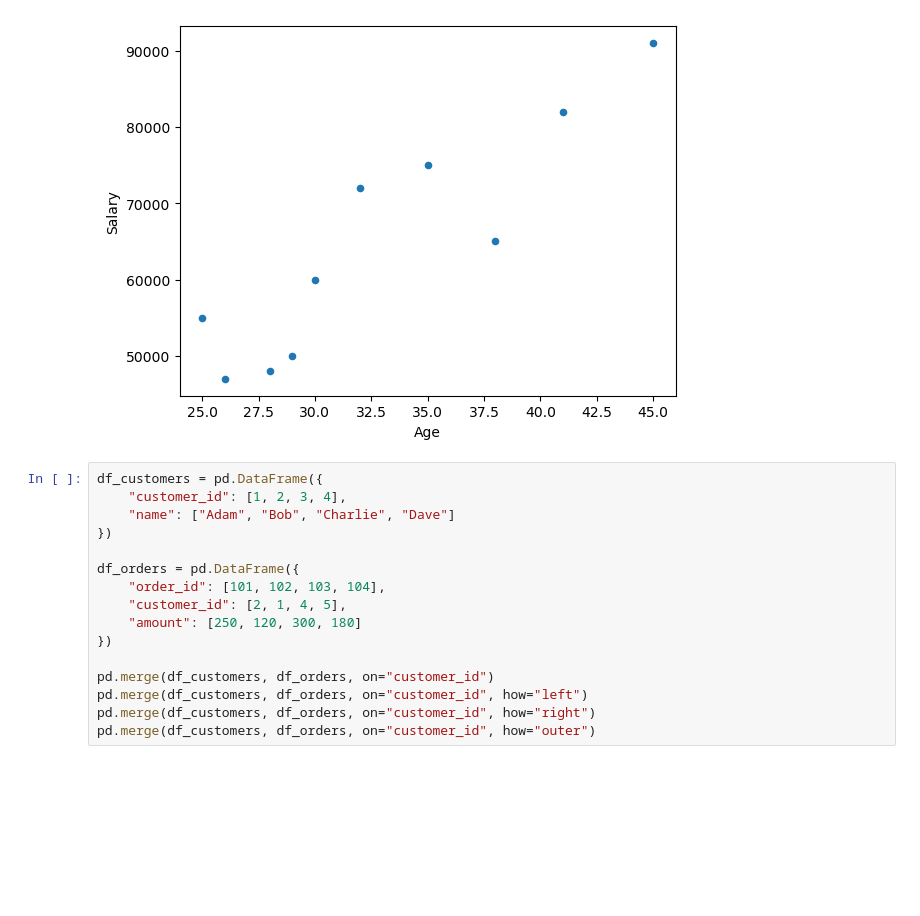
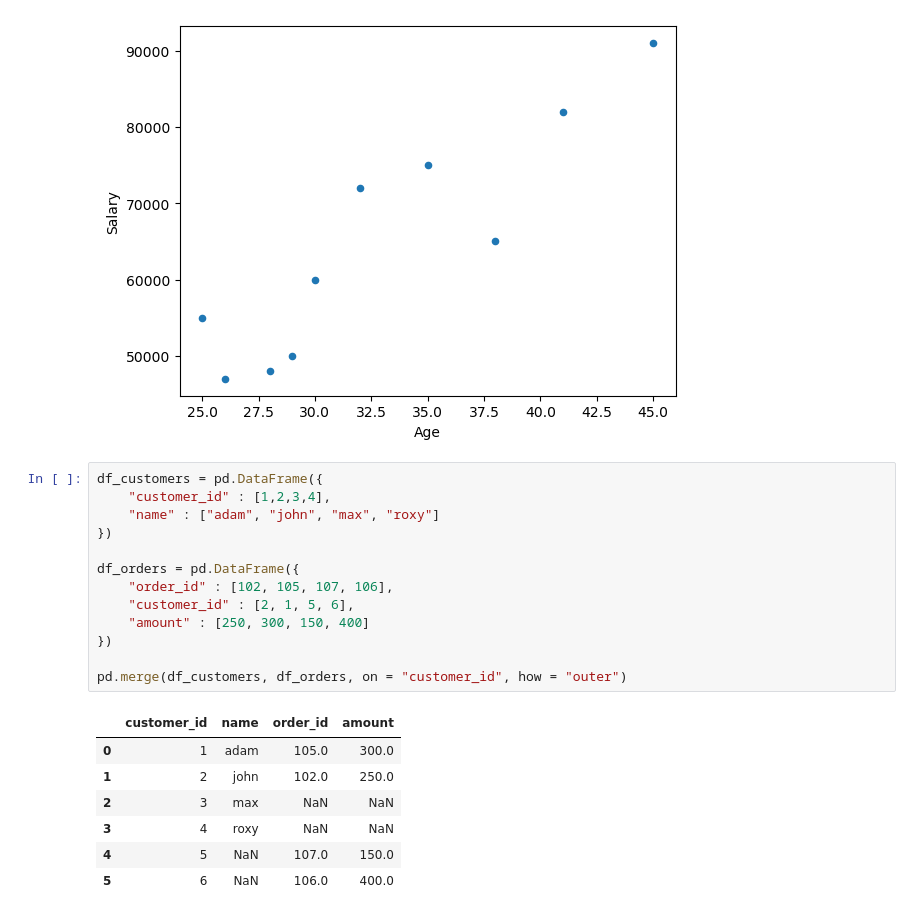
Before and after one commit to Shifa4532/data-science-notebooks, a Jupyter notebook: pandas_tut.ipynb, the cells around one changed output. Drawn from its saved outputs; the diff is of its cells as text; blank space fills up the shorter version.

```diff
--- a/pandas_tut.ipynb
+++ b/pandas_tut.ipynb
@@ -476,17 +476,22 @@ df.plot(kind = "scatter", x="Age", y ="Salary")
 [figure]
 # %%
 df_customers = pd.DataFrame({
-    "customer_id": [1, 2, 3, 4],
-    "name": ["Adam", "Bob", "Charlie", "Dave"]
+    "customer_id" : [1,2,3,4],
+    "name" : ["adam", "john", "max", "roxy"]
 })
 
 df_orders = pd.DataFrame({
-    "order_id": [101, 102, 103, 104],
-    "customer_id": [2, 1, 4, 5],
-    "amount": [250, 120, 300, 180]
+    "order_id" : [102, 105, 107, 106],
+    "customer_id" : [2, 1, 5, 6],
+    "amount" : [250, 300, 150, 400]
 })
 
-pd.merge(df_customers, df_orders, on="customer_id")
-pd.merge(df_customers, df_orders, on="customer_id", how="left")
-pd.merge(df_customers, df_orders, on="customer_id", how="right")
-pd.merge(df_customers, df_orders, on="customer_id", how="outer")
+pd.merge(df_customers, df_orders, on = "customer_id", how = "outer")
+# %% [output]
+|  | customer_id | name | order_id | amount |
+| 0 | 1 | adam | 105.0 | 300.0 |
+| 1 | 2 | john | 102.0 | 250.0 |
+| 2 | 3 | max | NaN | NaN |
+| 3 | 4 | roxy | NaN | NaN |
+| 4 | 5 | NaN | 107.0 | 150.0 |
+| 5 | 6 | NaN | 106.0 | 400.0 |
```
